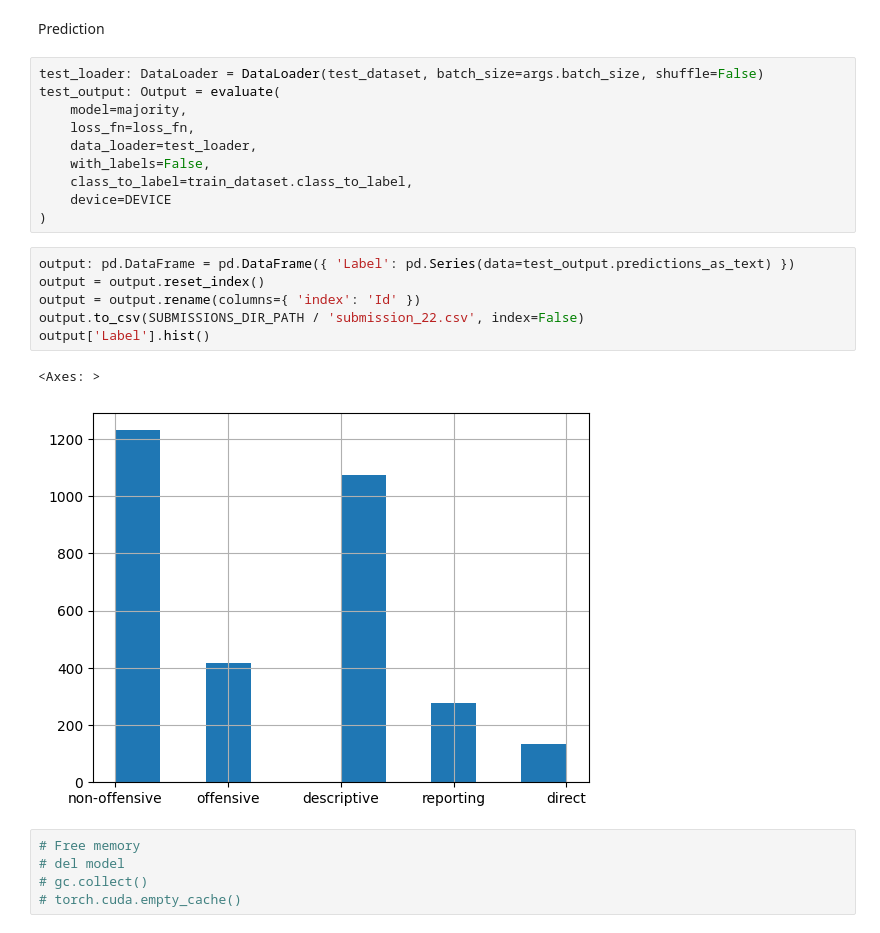
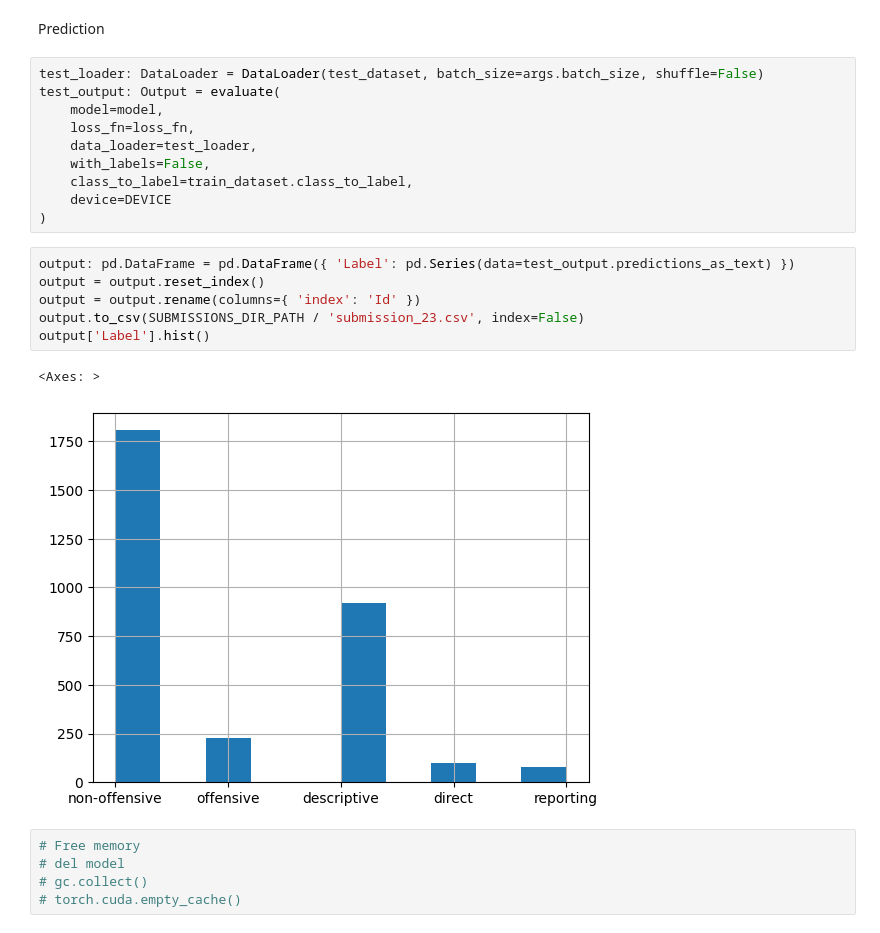
Before and after one commit to lexiconauts/nitro-lang-processing-2, a Jupyter notebook: src/main.ipynb, the cells around one changed output. Drawn from its saved outputs; the diff is of its cells as text.

```diff
--- a/src/main.ipynb
+++ b/src/main.ipynb
@@ -235,7 +244,7 @@ Prediction
 # %%
 test_loader: DataLoader = DataLoader(test_dataset, batch_size=args.batch_size, shuffle=False)
 test_output: Output = evaluate(
-    model=majority,
+    model=model,
     loss_fn=loss_fn,
     data_loader=test_loader,
     with_labels=False,
@@ -245,12 +254,12 @@ test_output: Output = evaluate(
 # %%
 output: pd.DataFrame = pd.DataFrame({ 'Label': pd.Series(data=test_output.predictions_as_text) })
 output = output.reset_index()
 output = output.rename(columns={ 'index': 'Id' })
-output.to_csv(SUBMISSIONS_DIR_PATH / 'submission_22.csv', index=False)
+output.to_csv(SUBMISSIONS_DIR_PATH / 'submission_23.csv', index=False)
 output['Label'].hist()
 # %% [output]
 <Axes: >
-[figure, old version]
+[figure, new version]
 # %%
 # Free memory
 # del model
```
Also changed, not shown: parts of 1 cell of this notebook, 1 other file.
